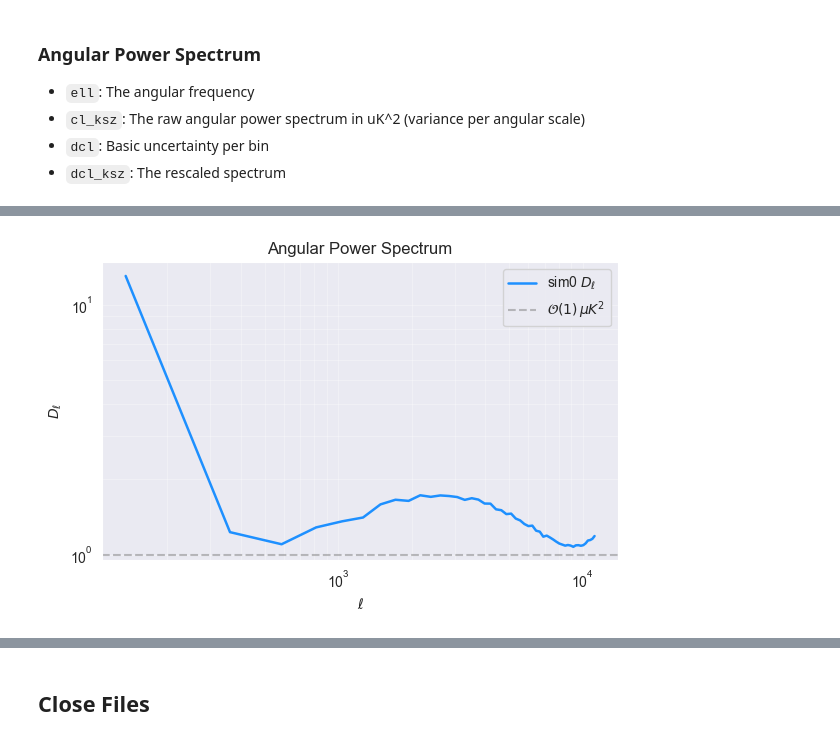
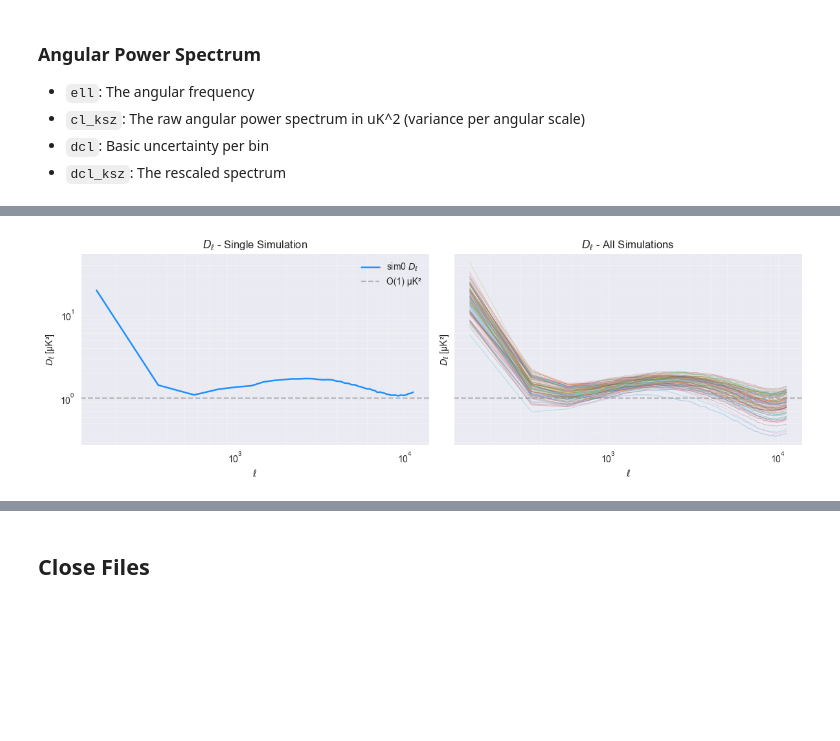
Before and after one commit to RobertxPearce/reionization-emulator, a Jupyter notebook: notebooks/proc_data_vis.ipynb, the cells around one changed output, grey strips where cells are left out. Saved outputs shown, nothing was run; the diff lists cells and outputs as text; code cells hidden in the pictures; blank space fills up the shorter version.

Commit message:
Update script to compute power spectrum using powerbox get_power and plot all D_ell

```diff
--- a/notebooks/proc_data_vis.ipynb
+++ b/notebooks/proc_data_vis.ipynb
@@ -268,13 +268,36 @@ ell:
 # %%
-plt.figure(figsize=(6,4))
-plt.loglog(ell, Dl, color="dodgerblue", lw=1.8, label=fr"sim0 $D_\ell$")
-plt.axhline(1, ls="--", color="gray", alpha=0.5, label=r"$\mathcal{O}(1)\,\mu K^2$")
-plt.xlabel(r"$\ell$")
-plt.ylabel(r"$D_\ell$")
-plt.title("Angular Power Spectrum")
-plt.grid(True, which="both", alpha=0.3)
-plt.legend()
+sims_grp = h5f["sims"]
+sim_names = sorted(sims_grp.keys(), key=lambda s: (len(s), s))
+
+# Create 1 row, 2 columns of subplots
+fig, axes = plt.subplots(1, 2, figsize=(12, 4), sharey=True)
+
+# Left Plot: Single Simulation
+ax = axes[0]
+ax.loglog(ell, Dl, color="dodgerblue", lw=1.8, label="sim0 $D_\\ell$")
+ax.axhline(1, ls="--", color="gray", alpha=0.5, label="O(1) µK²")
+ax.set_xlabel(r"$\ell$")
+ax.set_ylabel(r"$D_\ell$ [µK²]")
+ax.set_title(r"$D_\ell$ - Single Simulation")
+ax.grid(True, which="both", alpha=0.3)
+ax.legend(frameon=False)
+
+# Right Plot: All Simulations
+ax = axes[1]
+for sim in sim_names:
+    cl_path = f"sims/{sim}/cl"
+    if cl_path not in h5f:
+        continue
+    ell = h5f[f"{cl_path}/ell"][()]
+    Dl  = h5f[f"{cl_path}/dl_ksz"][()]
+    ax.loglog(ell, Dl, lw=0.8, alpha=0.25)
+ax.axhline(1, ls="--", color="gray", alpha=0.5)
+ax.set_xlabel(r"$\ell$")
+ax.set_ylabel(r"$D_\ell$ [µK²]")
+ax.set_title(r"$D_\ell$ - All Simulations")
+ax.grid(True, which="both", alpha=0.3)
+
 plt.tight_layout()
 plt.show()
 # %% [output]
-[figure, old version]
+[figure, new version]
```
Also changed, not shown: parts of 2 cells of this notebook, 2 other files.
